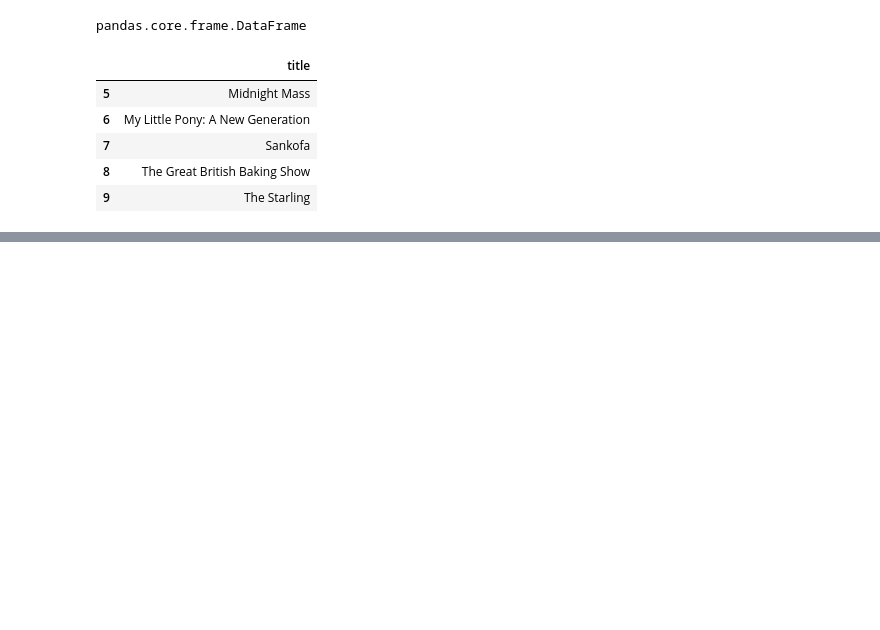
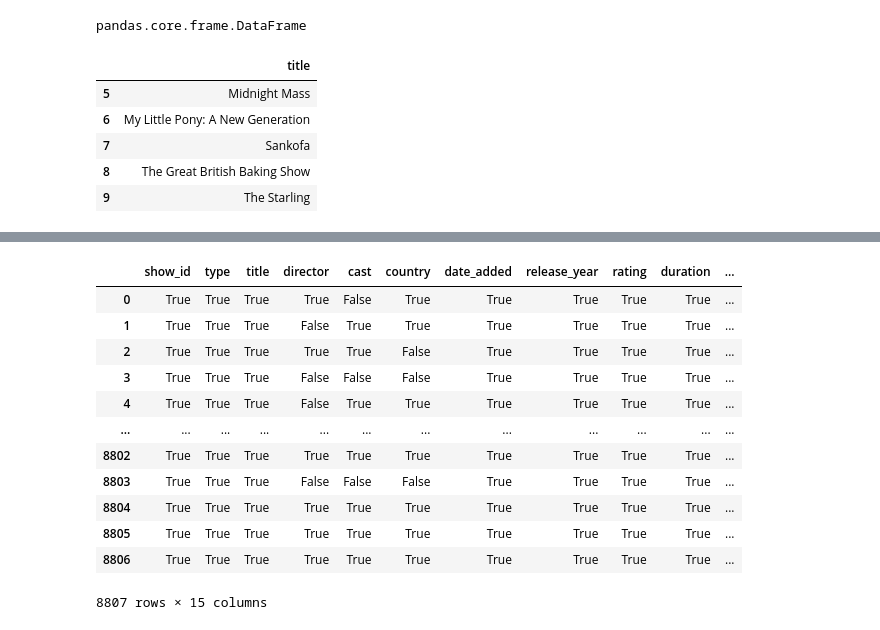
Before and after one commit to simran417/Data-Science, a Jupyter notebook: pandas/basics.ipynb, the cells around one changed output, grey strips where cells are left out. Saved outputs shown, nothing was run; the diff lists cells and outputs as text; code cells hidden in the pictures; blank space fills up the shorter version.

```diff
--- a/pandas/basics.ipynb
+++ b/pandas/basics.ipynb
@@ -154,3 +154,8 @@ data.head()
 | 2 | s3 | TV Show | Ganglands | Julien Leclercq | Sami Bouajila, Tracy Gotoas, Samu... | NaN | September 24, 2021 | 2021 | TV-MA | 1 Season | ... |
 | 3 | s4 | TV Show | Jailbirds New Orleans | NaN | NaN | NaN | September 24, 2021 | 2021 | TV-MA | 1 Season | ... |
 | 4 | s5 | TV Show | Kota Factory | NaN | Mayur More, Jitendra Kumar, Ranja... | India | September 24, 2021 | 2021 | TV-MA | 2 Seasons | ... |
+# %%
+# # to make categorical column:
+new=pd.Categorical(data["cast"])
+new
+data.dtypes
@@ -156,0 +177,5 @@ data.head()
+# %%
+# to add categorical column
+data['new_col']=new
+data.head()
+data.dtypes
@@ -156,0 +223,7 @@ data.head()
+# %%
+# type conversion:
+import numpy as np
+conv=data["cast"].astype(str)
+new_canv=[cast[0] for cast in conv]  #slicing can also be done i.e cast[0:2]
+new_canv=pd.Categorical(new_canv)
+new_canv
@@ -156,0 +234,4 @@ data.head()
+# %%
+# to add converted column:
+data['new_cast']=new_canv
+data.head()
@@ -156,0 +266,17 @@ data.head()
+# %%
+# to check the not null
+;:data.notnull()
+# %% [output]
+|  | show_id | type | title | director | cast | country | date_added | release_year | rating | duration | ... |
+| 0 | True | True | True | True | False | True | True | True | True | True | ... |
+| 1 | True | True | True | False | True | True | True | True | True | True | ... |
+| 2 | True | True | True | True | True | False | True | True | True | True | ... |
+| 3 | True | True | True | False | False | False | True | True | True | True | ... |
+| 4 | True | True | True | False | True | True | True | True | True | True | ... |
+| ... | ... | ... | ... | ... | ... | ... | ... | ... | ... | ... | ... |
+| 8802 | True | True | True | True | True | True | True | True | True | True | ... |
+| 8803 | True | True | True | False | False | False | True | True | True | True | ... |
+| 8804 | True | True | True | True | True | True | True | True | True | True | ... |
+| 8805 | True | True | True | True | True | True | True | True | True | True | ... |
+| 8806 | True | True | True | True | True | True | True | True | True | True | ... |
+8807 rows × 15 columns
```
Also changed, not shown: parts of 8 cells of this notebook.
